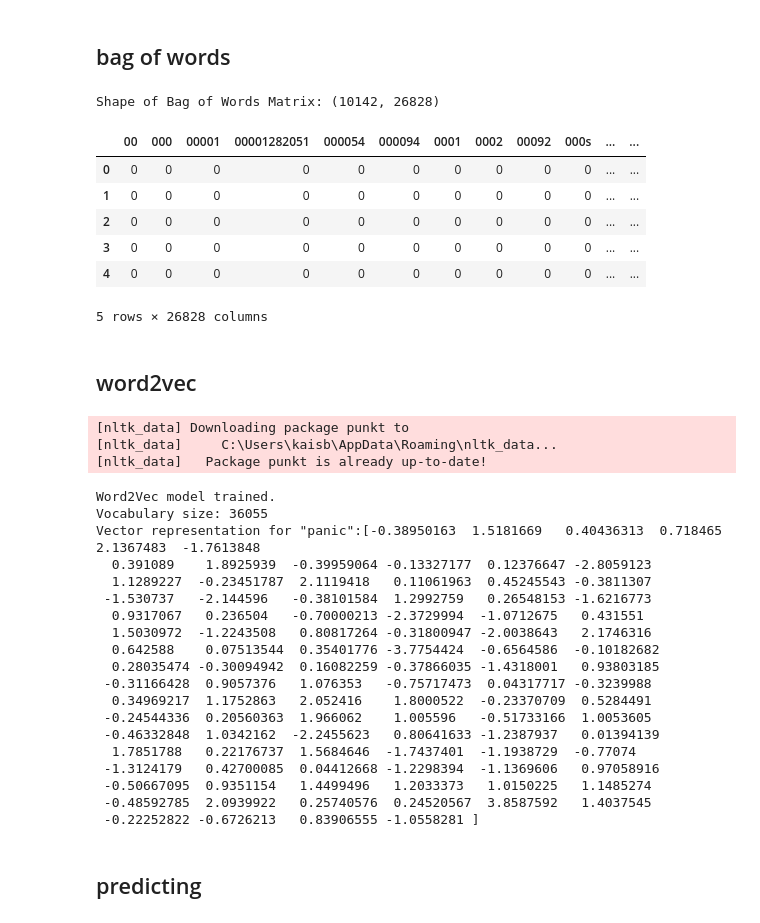
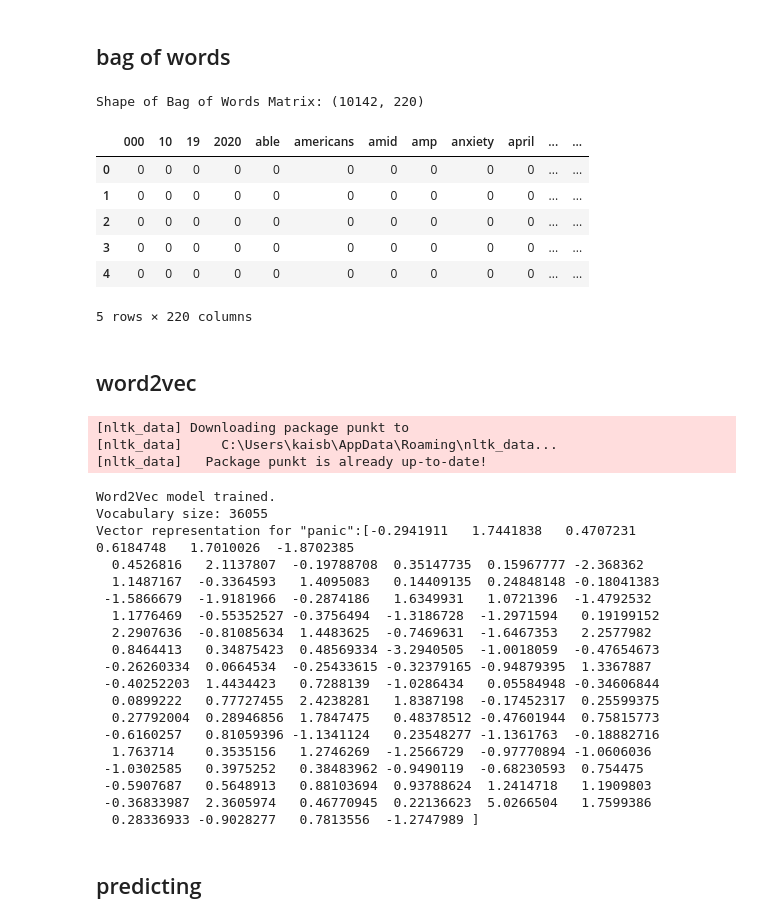
Before and after one commit to loomkoom/hackathon-2, a Jupyter notebook: model/main_model.ipynb, the cells around one changed output. Drawn from its saved outputs; the diff is of its cells as text; code cells hidden in the pictures.

```diff
--- a/model/main_model.ipynb
+++ b/model/main_model.ipynb
@@ -9,6 +10,7 @@ from sklearn.metrics import accuracy_score
 from wordcloud import WordCloud
 # %%
-file_path = 'data/model_annotations_liwc_h.xlsx'
-dfm = pd.read_excel(file_path, engine='openpyxl')
+model_path = 'data/model_annotations_liwc_h.xlsx'
+dfm = pd.read_excel(model_path, engine='openpyxl')
+dfm.drop("Segment", axis=1, inplace=True)
 dfm.head()
 # %% [output]
@@ -45,14 +80,13 @@ dfm.drop(['model_unanimous'],inplace=True,axis=1)
 # %% [markdown]
 ## tfid vectorizing
 # %%
-
-
-X_train, X_test, y_train, y_test = train_test_split(dfm, target, test_size=0.2, random_state=42)
+X_train, X_test, y_train, y_test = train_test_split(
+    dfm, target, test_size=0.2, random_state=42)
 
 X_train_tweet = X_train["proc_text"]
 X_test_tweet = X_test["proc_text"]
-X_train.drop(['proc_text',"text"],inplace=True,axis=1)
-X_test.drop(['proc_text',"text"],inplace=True,axis=1)
+X_train.drop(['proc_text', "text"], inplace=True, axis=1)
+X_test.drop(['proc_text', "text"], inplace=True, axis=1)
 
 # Vectorizing the tweets
 # vectorizer = CountVectorizer(stop_words='english')
@@ -119,26 +152,27 @@ plt.show()
 ## bag of words
 # %%
 # Applying Bag of Words model on the processed text
-count_vect = CountVectorizer(stop_words='english')
+count_vect = CountVectorizer(
+    stop_words='english', min_df=0.01, max_features=5000)
 X_train_bow = count_vect.fit_transform(X_train_tweet)
 X_test_bow = count_vect.transform(X_test_tweet)
 
 # Converting BoW matrix to DataFrame for easier visualization
 feature_names_bow = count_vect.get_feature_names_out()
 df_bow = pd.DataFrame(X_train_bow.toarray(), columns=feature_names_bow)
 # Displaying the shape of the BoW matrix and the first few rows of the DataFrame
 df_bow_shape = df_bow.shape
 print('Shape of Bag of Words Matrix:', df_bow_shape)
 display(df_bow.head())
 # %% [output]
-Shape of Bag of Words Matrix: (10142, 26828)
+Shape of Bag of Words Matrix: (10142, 220)
-|  | 00 | 000 | 00001 | 00001282051 | 000054 | 000094 | 0001 | 0002 | 00092 | 000s | ... | ... |
+|  | 000 | 10 | 19 | 2020 | able | americans | amid | amp | anxiety | april | ... | ... |
 | 0 | 0 | 0 | 0 | 0 | 0 | 0 | 0 | 0 | 0 | 0 | ... | ... |
 | 1 | 0 | 0 | 0 | 0 | 0 | 0 | 0 | 0 | 0 | 0 | ... | ... |
 | 2 | 0 | 0 | 0 | 0 | 0 | 0 | 0 | 0 | 0 | 0 | ... | ... |
 | 3 | 0 | 0 | 0 | 0 | 0 | 0 | 0 | 0 | 0 | 0 | ... | ... |
 | 4 | 0 | 0 | 0 | 0 | 0 | 0 | 0 | 0 | 0 | 0 | ... | ... |
-5 rows × 26828 columns
+5 rows × 220 columns
 # %% [markdown]
 ## word2vec
 # %%
@@ -152,7 +186,8 @@ train_texts_tokenized = [word_tokenize(text) for text in X_train_tweet]
 test_texts_tokenized = [word_tokenize(text) for text in X_test_tweet]
 
 # Training a Word2Vec model
-word2vec_model = Word2Vec(sentences=train_texts_tokenized, vector_size=100, window=5, min_count=1, workers=4)
+word2vec_model = Word2Vec(sentences=train_texts_tokenized,
+                          vector_size=100, window=5, min_count=1, workers=4)
 
 # Summarizing the model
 print('Word2Vec model trained.')
@@ -169,23 +204,23 @@ print(f'Vector representation for "{example_word}":\
 [nltk_data]   Package punkt is already up-to-date!
 Word2Vec model trained.
 Vocabulary size: 36055
-Vector representation for "panic":[-0.38950163  1.5181669   0.40436313  0.718465    2.1367483  -1.7613848
-  0.391089    1.8925939  -0.39959064 -0.13327177  0.12376647 -2.8059123
-  1.1289227  -0.23451787  2.1119418   0.11061963  0.45245543 -0.3811307
- -1.530737   -2.144596   -0.38101584  1.2992759   0.26548153 -1.6216773
-  0.9317067   0.236504   -0.70000213 -2.3729994  -1.0712675   0.431551
-  1.5030972  -1.2243508   0.80817264 -0.31800947 -2.0038643   2.1746316
-  0.642588    0.07513544  0.35401776 -3.7754424  -0.6564586  -0.10182682
-  0.28035474 -0.30094942  0.16082259 -0.37866035 -1.4318001   0.93803185
- -0.31166428  0.9057376   1.076353   -0.75717473  0.04317717 -0.3239988
-  0.34969217  1.1752863   2.052416    1.8000522  -0.23370709  0.5284491
- -0.24544336  0.20560363  1.966062    1.005596   -0.51733166  1.0053605
- -0.46332848  1.0342162  -2.2455623   0.80641633 -1.2387937   0.01394139
-  1.7851788   0.22176737  1.5684646  -1.7437401  -1.1938729  -0.77074
- -1.3124179   0.42700085  0.04412668 -1.2298394  -1.1369606   0.97058916
- -0.50667095  0.9351154   1.4499496   1.2033373   1.0150225   1.1485274
- -0.48592785  2.0939922   0.25740576  0.24520567  3.8587592   1.4037545
- -0.22252822 -0.6726213   0.83906555 -1.0558281 ]
+Vector representation for "panic":[-0.2941911   1.7441838   0.4707231   0.6184748   1.7010026  -1.8702385
+  0.4526816   2.1137807  -0.19788708  0.35147735  0.15967777 -2.368362
+  1.1487167  -0.3364593   1.4095083   0.14409135  0.24848148 -0.18041383
+ -1.5866679  -1.9181966  -0.2874186   1.6349931   1.0721396  -1.4792532
+  1.1776469  -0.55352527 -0.3756494  -1.3186728  -1.2971594   0.19199152
+  2.2907636  -0.81085634  1.4483625  -0.7469631  -1.6467353   2.2577982
+  0.8464413   0.34875423  0.48569334 -3.2940505  -1.0018059  -0.47654673
+ -0.26260334  0.0664534  -0.25433615 -0.32379165 -0.94879395  1.3367887
+ -0.40252203  1.4434423   0.7288139  -1.0286434   0.05584948 -0.34606844
+  0.0899222   0.77727455  2.4238281   1.8387198  -0.17452317  0.25599375
+  0.27792004  0.28946856  1.7847475   0.48378512 -0.47601944  0.75815773
+ -0.6160257   0.81059396 -1.1341124   0.23548277 -1.1361763  -0.18882716
+  1.763714    0.3535156   1.2746269  -1.2566729  -0.97770894 -1.0606036
+ -1.0302585   0.3975252   0.38483962 -0.9490119  -0.68230593  0.754475
+ -0.5907687   0.5648913   0.88103694  0.93788624  1.2414718   1.1909803
+ -0.36833987  2.3605974   0.46770945  0.22136623  5.0266504   1.7599386
+  0.28336933 -0.9028277   0.7813556  -1.2747989 ]
 # %%
 import numpy as np
 
```
Also changed, not shown: parts of 50 cells of this notebook, 6 other files.
